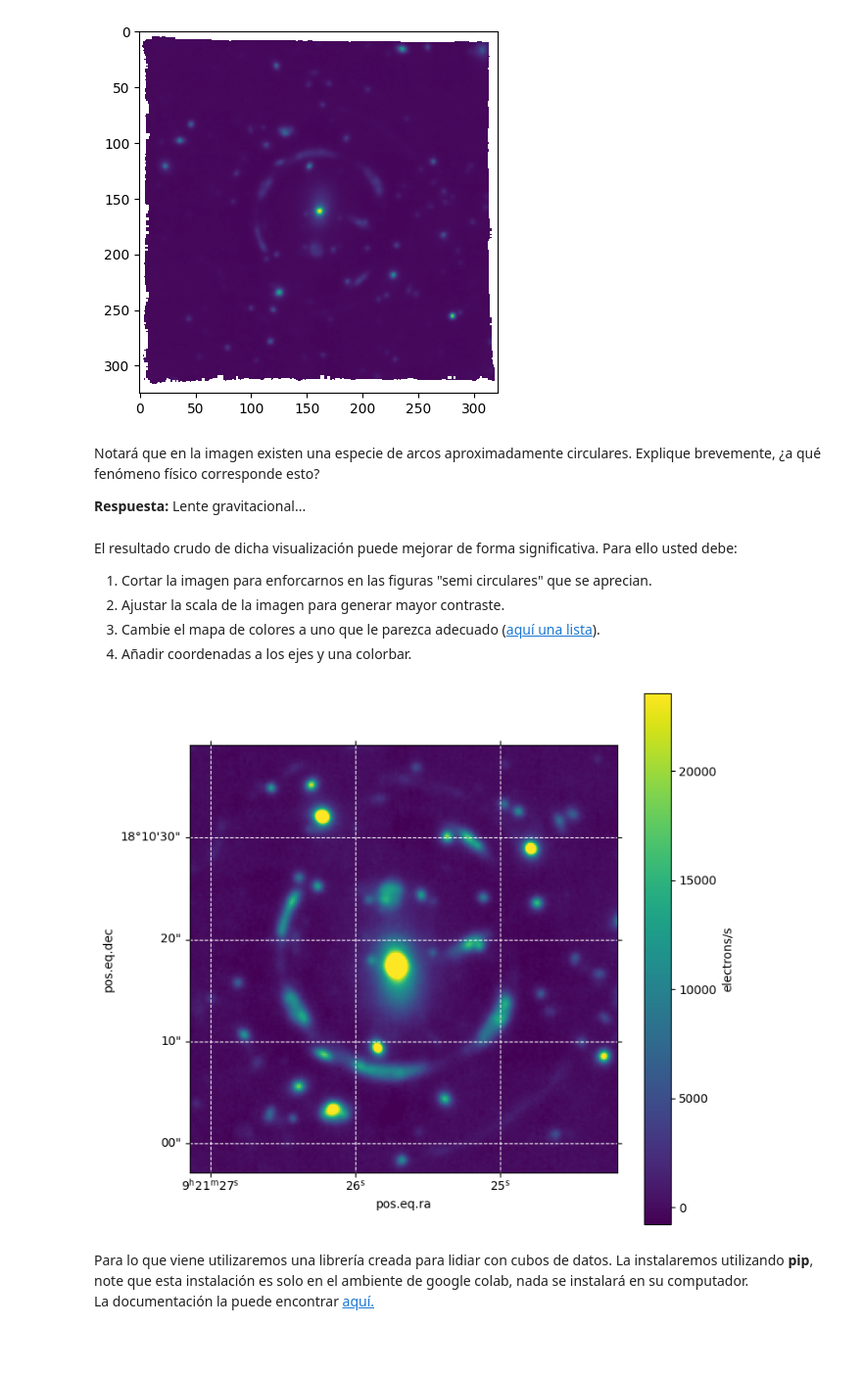
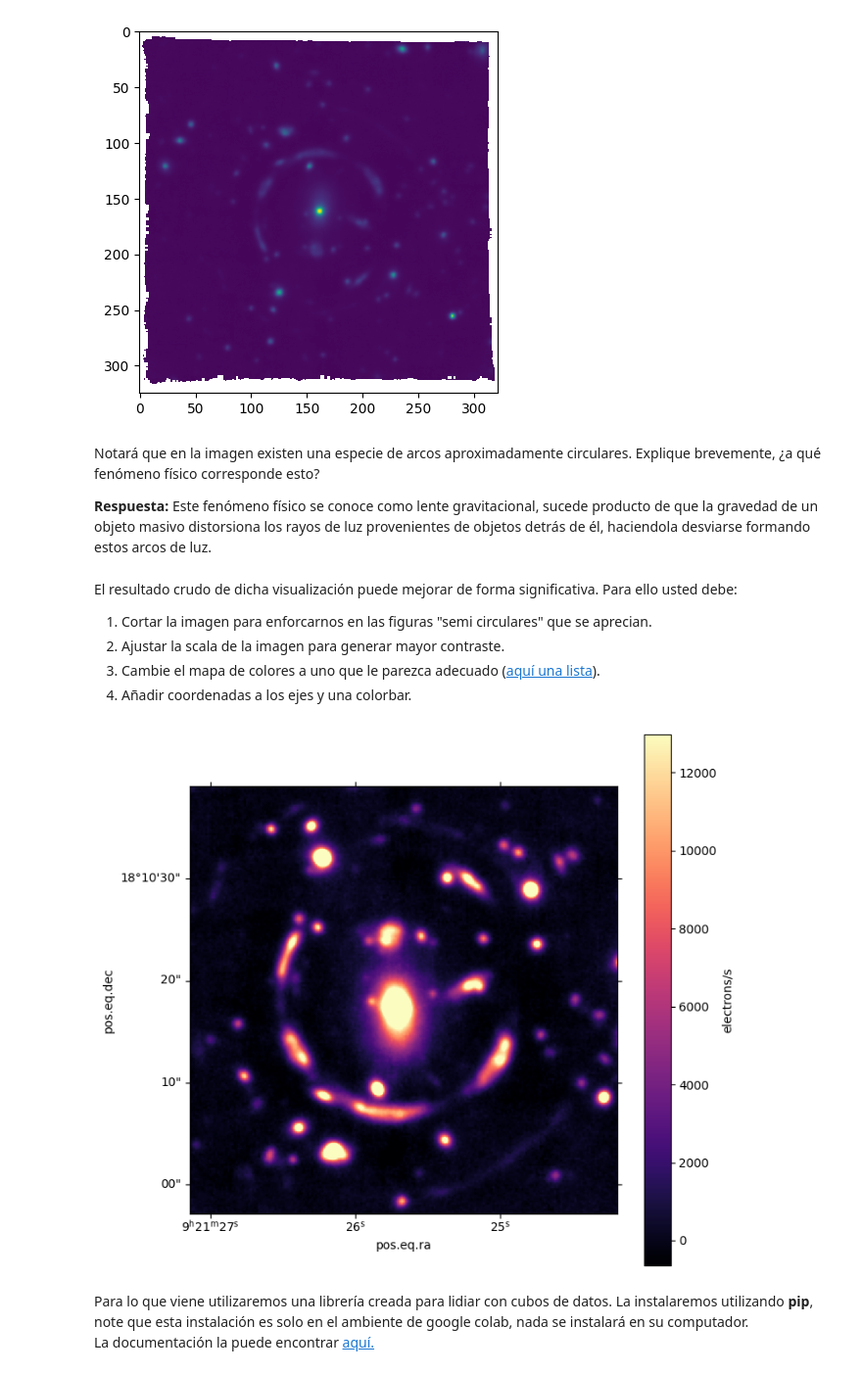
Before and after one commit to vicentemaartinez/Tarea-4, a Jupyter notebook: Tarea4.ipynb, the cells around one changed output. Shown at 98% size. Drawn from its saved outputs; the diff is of its cells as text; code cells hidden in the pictures; blank space fills up the shorter version.

```diff
--- a/Tarea4.ipynb
+++ b/Tarea4.ipynb
@@ -134,7 +136,7 @@ plt.show()
 # %% [markdown]
 Notará que en la imagen existen una especie de arcos aproximadamente circulares. Explique brevemente, ¿a qué fenómeno físico corresponde esto?
 
-**Respuesta:** Lente gravitacional...
+**Respuesta:** Este fenómeno físico se conoce como lente gravitacional, sucede producto de que la gravedad de un objeto masivo distorsiona los rayos de luz provenientes de objetos detrás de él, haciendola desviarse formando estos arcos de luz.
 # %% [markdown]
 El resultado crudo de dicha visualización puede mejorar de forma significativa.
 Para ello usted debe:
@@ -143,32 +145,39 @@ Para ello usted debe:
 3. Cambie el mapa de colores a uno que le parezca adecuado ([aquí una lista](https://matplotlib.org/stable/users/explain/colors/colormaps.html)).
 4. Añadir coordenadas a los ejes y una colorbar.
 # %%
-# Solución
-value = 0.3
+# Ajustamos la escala
+value = 0.9
 percentiles = np.nanpercentile(white_light_image.flatten(), [value, 100-value ])
+
+# Ajustamos el tamaño de la imagen
 plt.figure(figsize=(8,8))
 
 from astropy.wcs import WCS
 # Utilice el siguiente wcs para añadir las coordenadas a su visualización.
 wcs = WCS(cubo[1].header)
 wcs = wcs[0,:,:]
 
+# Ajustamos las coordenadas
 coordenada_nueva = wcs.pixel_to_world(175, 175)
 coordenada_nueva, wcs.world_to_pixel(coordenada_nueva)
+plt.subplot(projection=wcs)
 
-# Haga su gráfico a continuación:
-plt.subplot(projection=wcs)          # Projectamos las coordenadas con el WCS
-plt.imshow(white_light_image, cmap='viridis')
-plt.clim(percentiles[0], percentiles[1])   # utilizamos los nuevos límites
-plt.colorbar(label='electrons/s')          # Añadimos una colorbar
+plt.imshow(white_light_image, cmap='magma')
 
-plt.xlim(60,270) # Recorte en el eje x
-plt.ylim(60,270) # Recorte en el eje y
+# Ajustamos los limites
+plt.clim(percentiles[0], percentiles[1])
 
-plt.grid(color='white', ls='--')        # Pueden añadir la grilla si quieren
+# Añadimos una colorbar
+plt.colorbar(label='electrons/s')
+
+# Recortamos la imagen
+plt.xlim(60,270)
+plt.ylim(60,270)
+
+# Mostramos la imagen
 plt.show()
 # %% [output]
-[figure, old version]
+[figure, new version]
 # %% [markdown]
 Para lo que viene utilizaremos una librería creada para lidiar con cubos de datos.
 La instalaremos utilizando **pip**, note que esta instalación es solo en el ambiente de google colab, nada se instalará en su computador.
```
Also changed, not shown: parts of 24 cells of this notebook.
